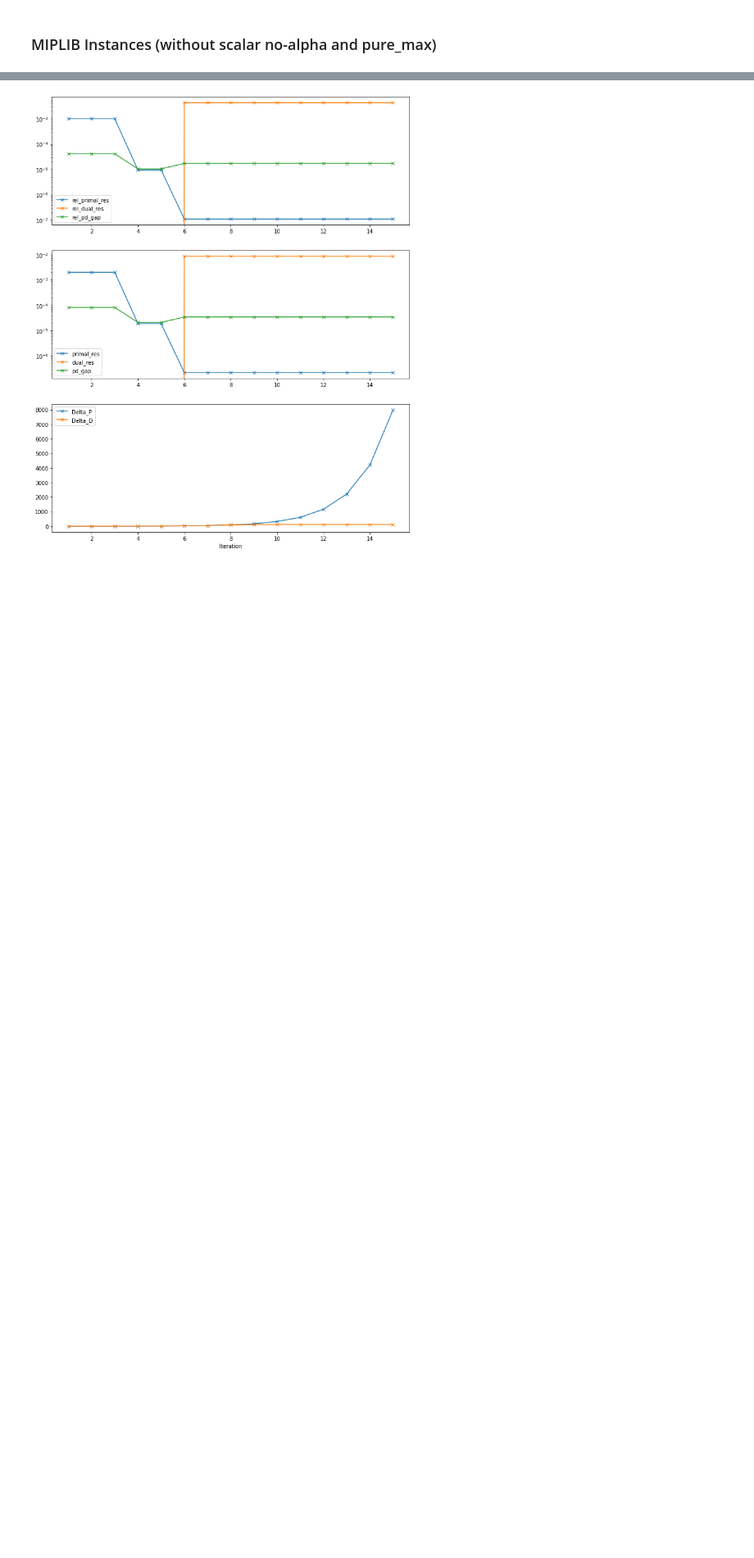
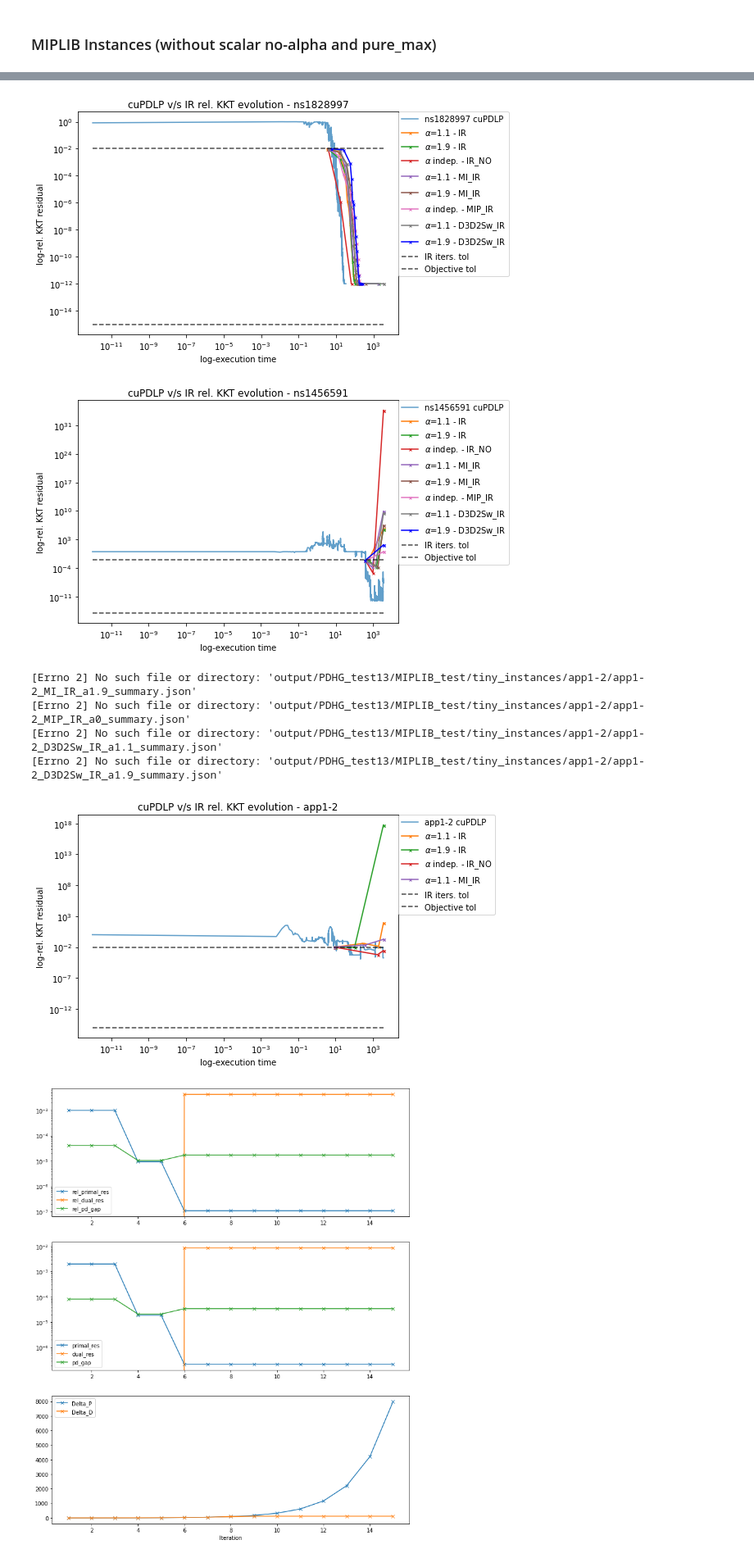
Before and after one commit to nicacevedo/cuPDLP.jl, a Jupyter notebook: plotting.ipynb, the cells around one changed output, grey strips where cells are left out. Shown at 82% size. Cells and saved outputs as stored; diff of their text form; code cells hidden in the pictures; blank space fills up the shorter version.

```diff
--- a/plotting.ipynb
+++ b/plotting.ipynb
@@ -114,6 +114,7 @@ def plot_PDLP_instances(
         # 2.4. Loop the iterations to get KKT relative error
         for k in range(int(total_iterations)+1):
             final_kkt_value = 0
+            kkt_vector = []
             for key in kkt_keys: # Loop the 3 keys
                 # print(f"{key}: {output['iteration_stats'][k]['convergence_information'][0][key]}")
                 # try:
@@ -124,10 +125,10 @@ def plot_PDLP_instances(
                 #     print(len(output["iteration_stats"]))
                 #     # print(len(output_2))
                 #     break
-
-                final_kkt_value+=full_log_output["iteration_stats"][k]['convergence_information'][0][key]**2 # KKT values of iter k
-
-            kkt_values.append(np.sqrt(final_kkt_value)) # Apply sqrt to the squared sum
+                kkt_vector.append(full_log_output["iteration_stats"][k]['convergence_information'][0][key])
+                # final_kkt_value+=full_log_output["iteration_stats"][k]['convergence_information'][0][key]**2 # KKT values of iter k
+            final_kkt_value = linf_norm(kkt_vector) # Apply the desired norm to the kkt vector
+            kkt_values.append(final_kkt_value)
 
         # Plot the kkt evolution through the iterations
         k_iters = [k+1 for k in range(total_iterations+1)]
@@ -165,6 +166,7 @@ def plot_IR_instances(
     scaling_alphas:list,    # Alphas used on every scaling type
     limit_ir_iters:int,     # Max/Limit number of iterations of IR shown in the plot
     show_pdlp_iters=True,
+    sample_size_pdlp_values=500,
     plot_attributes={
         "figsize":(8,6),
         "title":"cuPDLP's rel. KKT evolution",
@@ -225,10 +227,12 @@ def plot_IR_instances(
             # 2.6. Loop the iterations to get KKT relative error
             for k in range(int(total_iterations)+1):
                 final_kkt_value = 0
+                kkt_vector = []
                 for key in kkt_keys: # Loop the 3 keys
-                    final_kkt_value+=full_log_output["iteration_stats"][k]['convergence_information'][0][key]**2 # KKT values of iter k
-                kkt_values.append(np.sqrt(final_kkt_value)) # Apply sqrt to the squared sum
-
+                    # final_kkt_value+=full_log_output["iteration_stats"][k]['convergence_information'][0][key]**2 # KKT values of iter k
+                    kkt_vector.append(full_log_output["iteration_stats"][k]['convergence_information'][0][key])
+                final_kkt_value = linf_norm(kkt_vector) # Apply desired norm to the kkt vector
+                kkt_values.append(final_kkt_value)
 
             # 2.7. Plot the kkt evolution through time
             kkt_values = np.array(kkt_values)+plot_attributes["y_log_values_correction"] if plot_attributes['y_log_scale'] else np.array(kkt_values)  # Log scale correction to 0 values
@@ -942,3 +949,42 @@ Summary of rel. KKT of 1 instances of MIPLIB:
+# %%
+
+# Plot each instance
+plot_IR_instances(
+    instance_list=miplib_instances,
+    output_path=miplib_output_path, # New instances
+    ir_iterations_tolerance=iterative_tol,
+    objective_tolerance=objective_tol,
+    x_time_val_source="IR_PDLP", # (PDLP or IR_PDLP)
+    ir_scaling_colors=ir_colors,
+    scaling_types=scaling_types,
+    scaling_dict=scaling_dict,
+    alpha_indep_types=alpha_indep_types,
+    scaling_alphas=scaling_alphas,
+    limit_ir_iters=1000,
+    show_pdlp_iters=True,
+    plot_attributes={
+            "figsize":(7,5),
+            "markersize":3,
+            "title":"cuPDLP v/s IR rel. KKT evolution",
+            "y_label":"rel. KKT residual",
+            "x_label":"execution time",
+            "legend_position":(1.0, 1.0),
+            "y_log_scale":True,
+            "x_log_scale":True,
+            "y_log_values_correction":1e-12,
+            "x_log_values_correction":1e-12,
+            "x_lim":None,#[-5,122.5],
+            "y_lim":None, #[1e-18,1e-2],
+        }
+)
+# %% [output]
+[figure, added]
+[figure, added]
+[Errno 2] No such file or directory: 'output/PDHG_test13/MIPLIB_test/tiny_instances/app1-2/app1-2_MI_IR_a1.9_summary.json'
+[Errno 2] No such file or directory: 'output/PDHG_test13/MIPLIB_test/tiny_instances/app1-2/app1-2_MIP_IR_a0_summary.json'
+[Errno 2] No such file or directory: 'output/PDHG_test13/MIPLIB_test/tiny_instances/app1-2/app1-2_D3D2Sw_IR_a1.1_summary.json'
+[Errno 2] No such file or directory: 'output/PDHG_test13/MIPLIB_test/tiny_instances/app1-2/app1-2_D3D2Sw_IR_a1.9_summary.json'
+[figure, added]
 # %%
 import matplotlib.pyplot as plt
 # json_file = "./output/PDHG_test4/MIPLIB_test/ns1828997/ns1828997_IR_NO_a0_summary.json"
```
Also changed, not shown: parts of 4 cells of this notebook, 3 other files.
